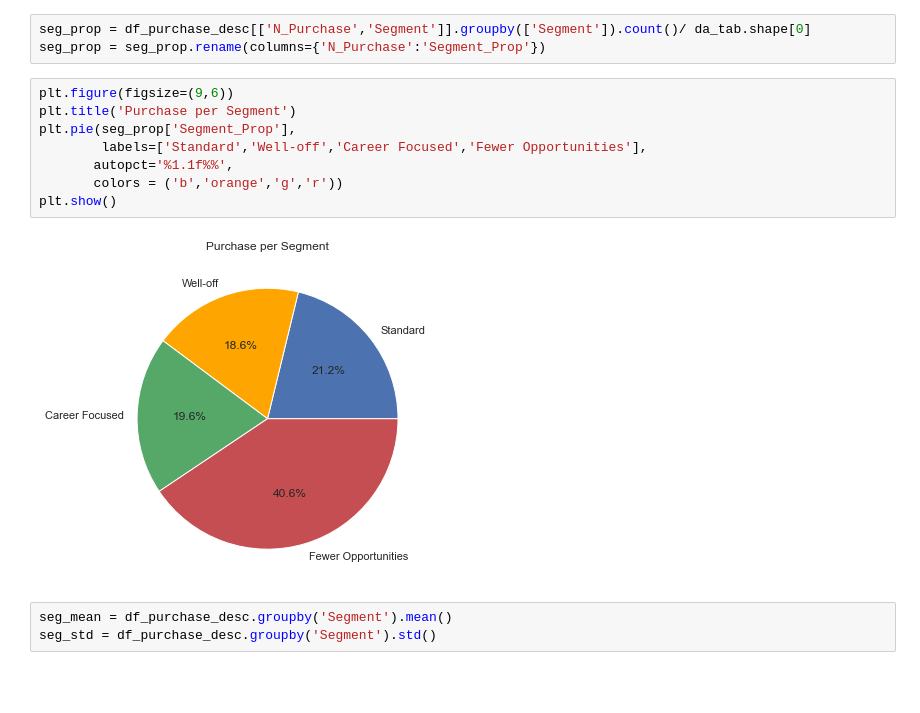
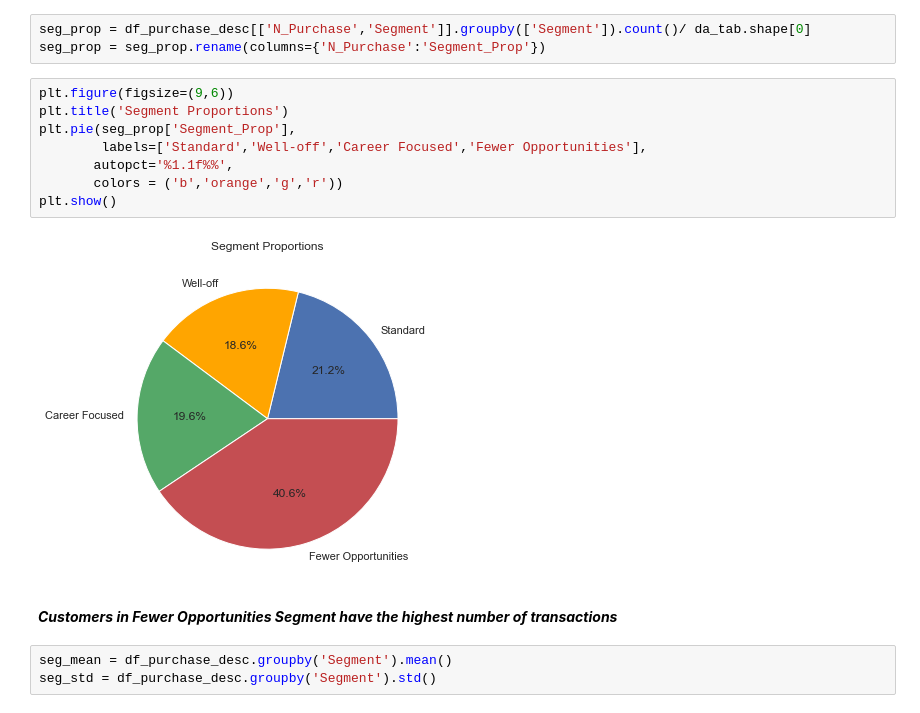
Before and after one commit to addds03/Customer-Analytics, a Jupyter notebook: Customer Analytics/Purchase Analytics.ipynb, the cells around one changed output. Drawn from its saved outputs; the diff is of its cells as text; blank space fills up the shorter version.

Commit message:
Errors In Code
Revenue per brand code should be reusable. (create method)
Visualizations need explanations and need proper tiled windows.

```diff
--- a/Customer Analytics/Purchase Analytics.ipynb
+++ b/Customer Analytics/Purchase Analytics.ipynb
@@ -126,14 +126,16 @@ seg_prop = df_purchase_desc[['N_Purchase','Segment']].groupby(['Segment']).count
 seg_prop = seg_prop.rename(columns={'N_Purchase':'Segment_Prop'})
 # %%
 plt.figure(figsize=(9,6))
-plt.title('Purchase per Segment')
+plt.title('Segment Proportions')
 plt.pie(seg_prop['Segment_Prop'],
         labels=['Standard','Well-off','Career Focused','Fewer Opportunities'],
        autopct='%1.1f%%',
        colors = ('b','orange','g','r'))
 plt.show()
 # %% [output]
-[figure, old version]
+[figure, new version]
+# %% [markdown]
+***Customers in Fewer Opportunities Segment have the highest number of transactions***
 # %%
 seg_mean = df_purchase_desc.groupby('Segment').mean()
 seg_std = df_purchase_desc.groupby('Segment').std()
```
Also changed, not shown: parts of 16 cells of this notebook.
